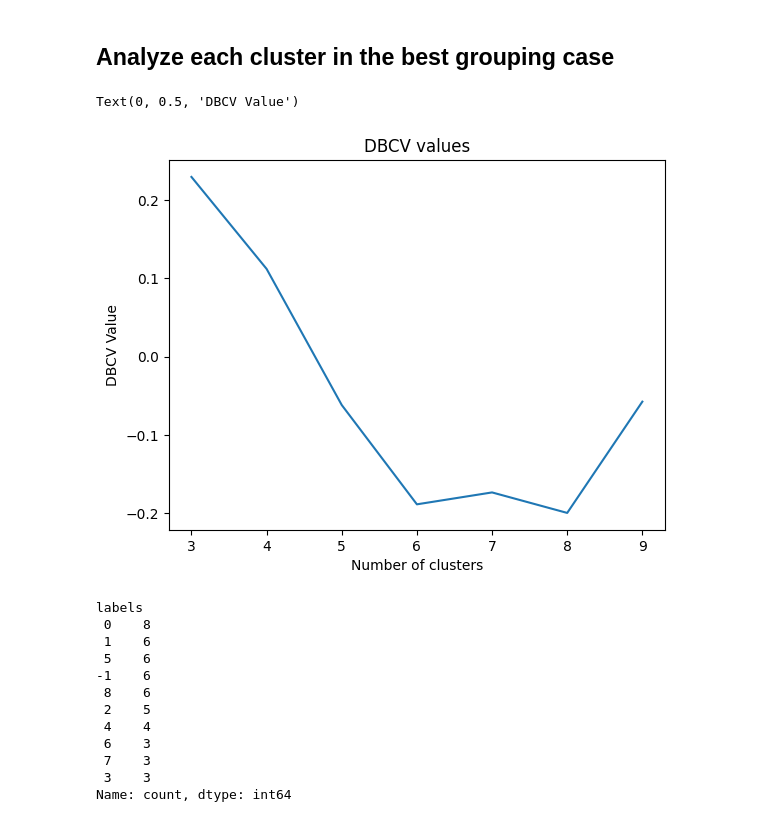
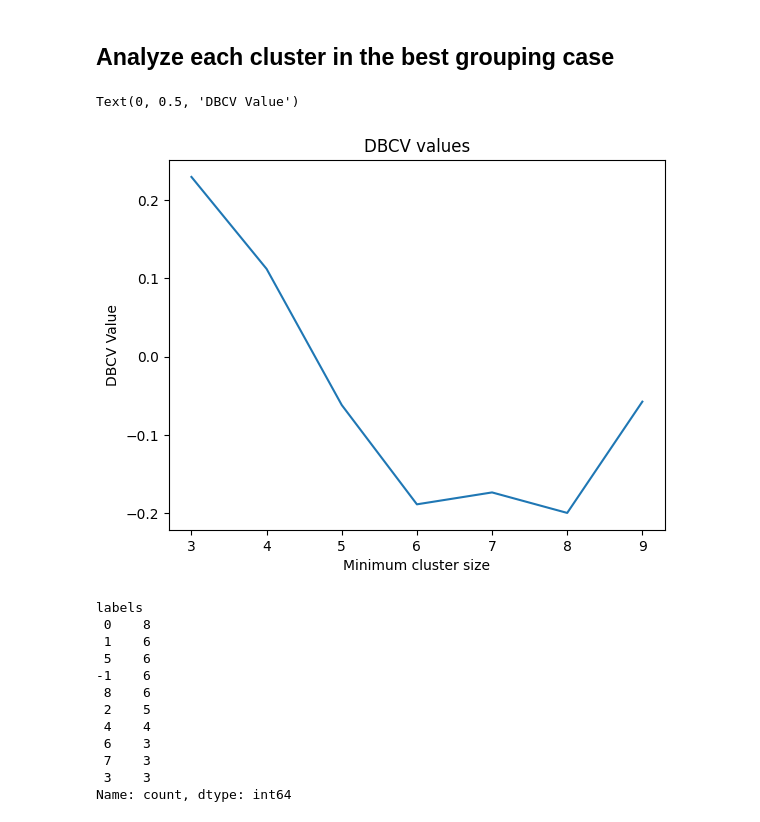
Before and after one commit to amonjerro/camera-taxonomies, a Jupyter notebook: Capstone Research.ipynb, the cells around one changed output. Saved outputs shown, nothing was run; the diff lists cells and outputs as text; code cells hidden in the pictures.

Commit message:
Corrected a graph axis label

```diff
--- a/Capstone Research.ipynb
+++ b/Capstone Research.ipynb
@@ -253,11 +253,11 @@ validities
 # %%
 plt.plot(hyperParams, validities)
 plt.title("DBCV values")
-plt.xlabel("Number of clusters")
+plt.xlabel("Minimum cluster size")
 plt.ylabel("DBCV Value")
 # %% [output]
 Text(0, 0.5, 'DBCV Value')
-[figure, old version]
+[figure, new version]
 # %%
 clustering = HDBSCAN(min_cluster_size=3,metric="precomputed")
 clustering.fit(distances.copy())
```
